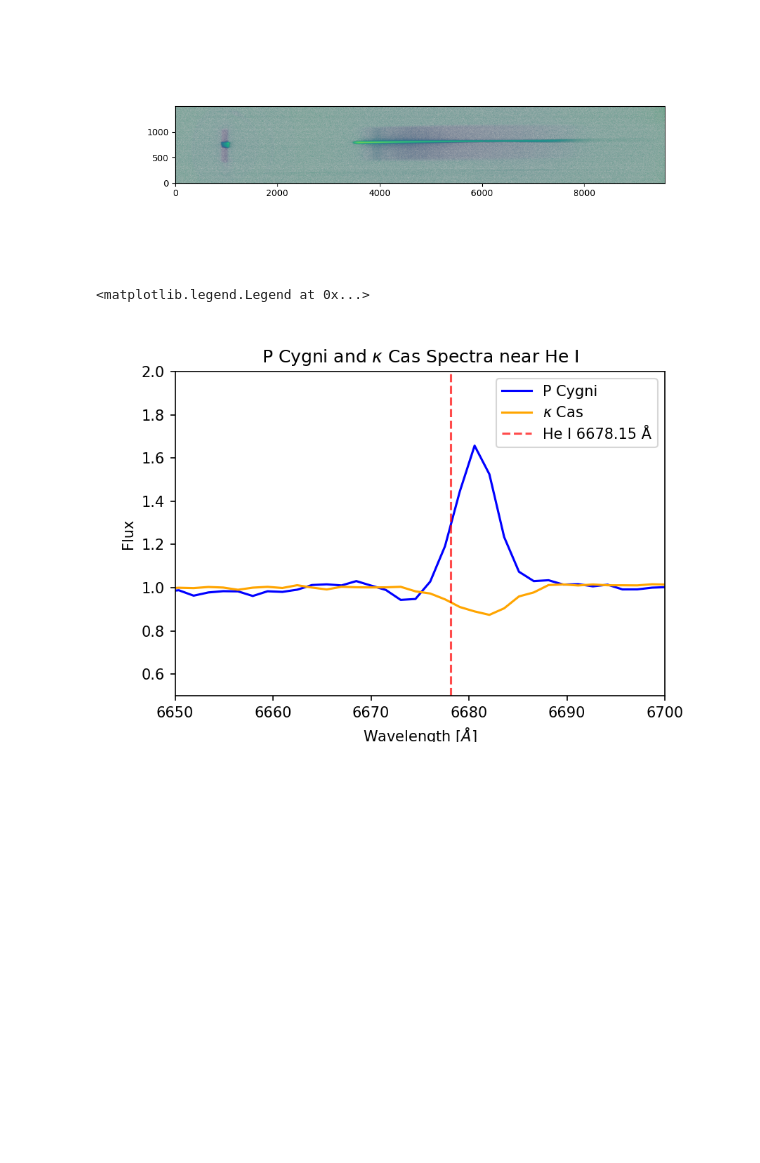
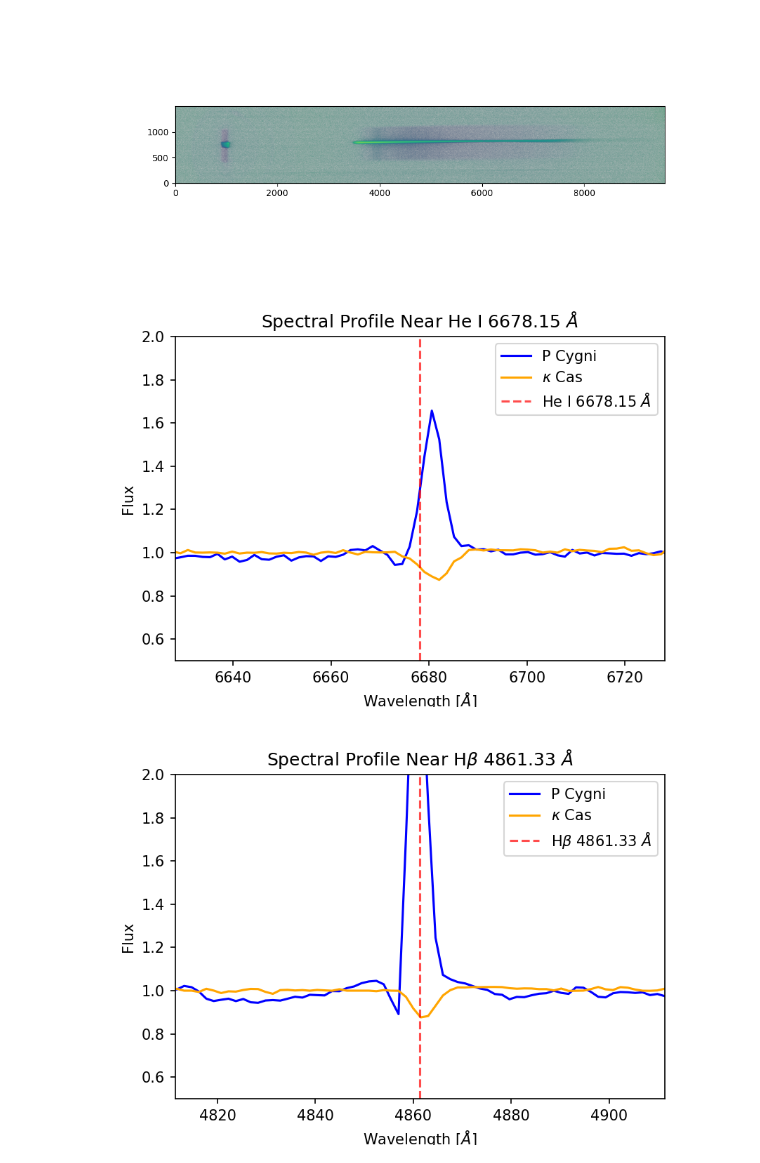
Before and after one commit to AnnikaDeutsch/obs_lab3, a Jupyter notebook: lab3_analysis.ipynb, the cells around one changed output. Saved outputs shown, nothing was run; the diff lists cells and outputs as text; code cells hidden in the pictures; blank space fills up the shorter version.

Commit message:
P Cygni profiles comparison

```diff
--- a/lab3_analysis.ipynb
+++ b/lab3_analysis.ipynb
@@ -925,17 +925,21 @@ sigma width of gaussian fit in pixels: 8.625
 <matplotlib.legend.Legend at 0x...>
 [figure]
 # %%
-# plot the P Cygni and Kappa Cas spectra to compare the P Cygni profile vs not
-plt.figure(figsize=(6,4), dpi=150)
-plt.plot(wl_pcyg, flux_norm, label='P Cygni', color='blue')
-plt.plot(wl_kcas, flux_norm_kcas, label=r'$\kappa$ Cas', color='orange')
-plt.axvline(6678.15, color='red', linestyle='--', alpha=0.7, label='He I 6678.15 Å')
-plt.xlim([6650, 6700])
-plt.ylim([0.5, 2])
-plt.xlabel(r'Wavelength [$\AA$]')
-plt.ylabel('Flux')
-plt.title(r'P Cygni and $\kappa$ Cas Spectra near He I')
-plt.legend()
+# plot the P Cygni and Kappa Cas spectra to compare the P Cygni profile vs not, where visible
+lines_where_pcyg = [6678.15, 4861.33]  # He I, H beta
+line_names_where_pcyg = [r'He I 6678.15 $\AA$', r'H$\beta$ 4861.33 $\AA$']
+# make a figure for each line of interest
+for line, name in zip(lines_where_pcyg, line_names_where_pcyg):
+    plt.figure(figsize=(6,4), dpi=150)
+    plt.plot(wl_pcyg, flux_norm, label='P Cygni', color='blue')
+    plt.plot(wl_kcas, flux_norm_kcas, label=r'$\kappa$ Cas', color='orange')
+    plt.axvline(line, color='red', linestyle='--', alpha=0.7, label=name)
+    plt.xlim([line-50, line+50])
+    plt.ylim([0.5, 2])
+    plt.xlabel(r'Wavelength [$\AA$]')
+    plt.ylabel('Flux')
+    plt.title(f'Spectral Profile Near {name}')
+    plt.legend()
 # %% [output]
-<matplotlib.legend.Legend at 0x...>
-[figure, old version]
+[figure, new version]
+[figure, added]
```
Also changed, not shown: 1 other file.
